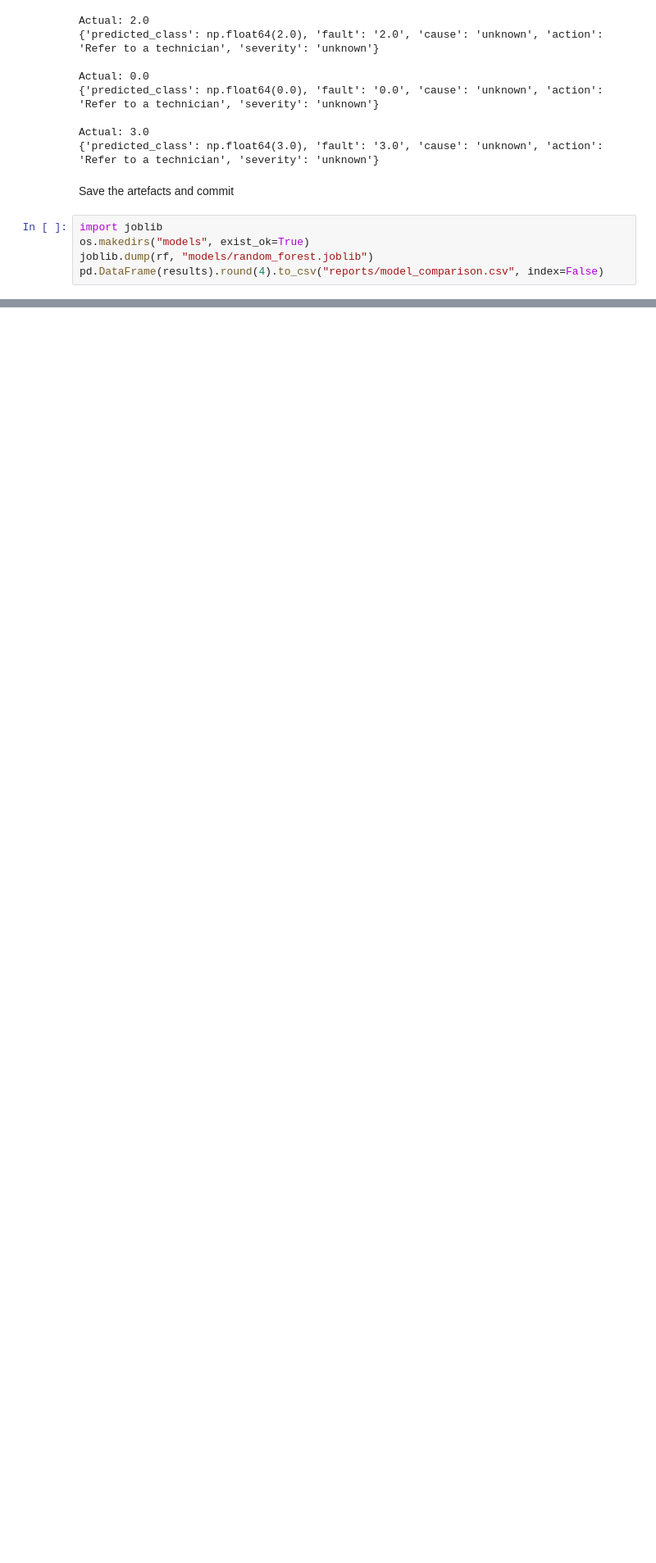
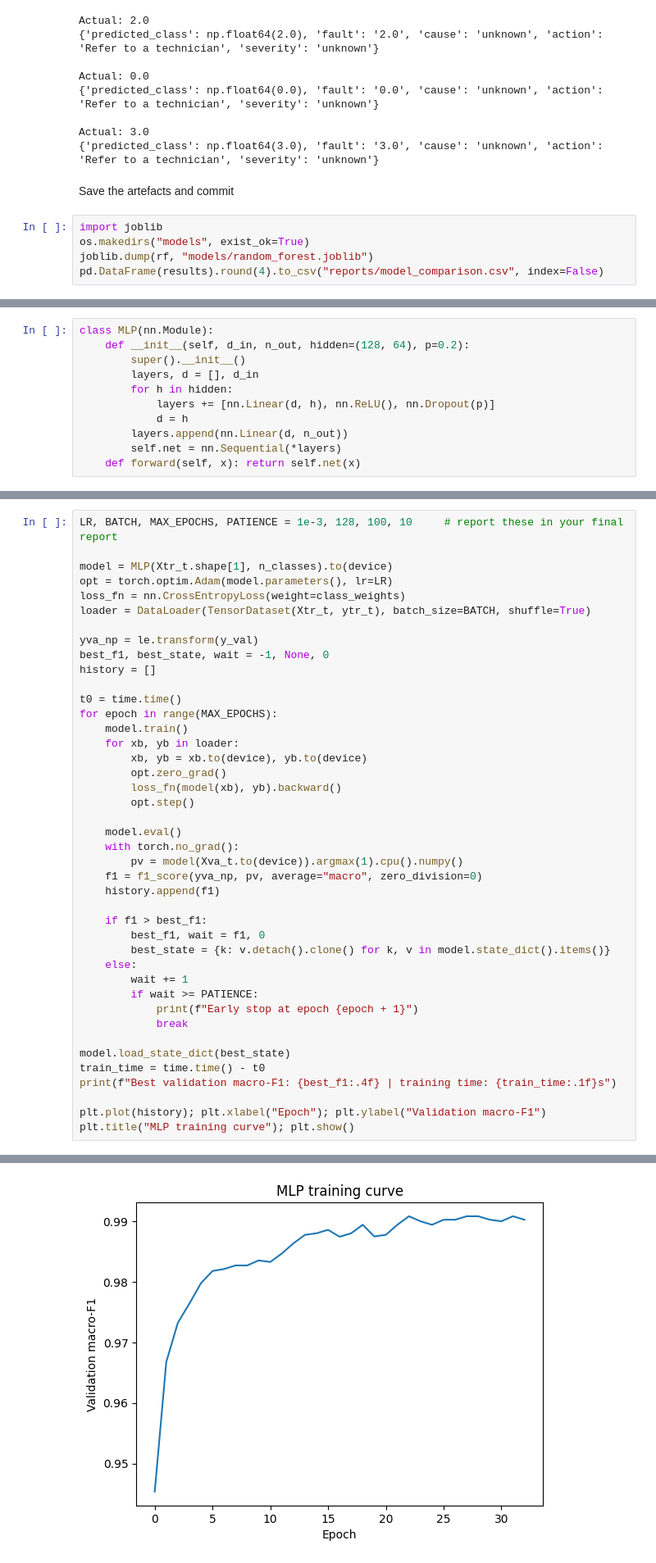
Before and after one commit to ShalakaEranga/DriveHealth-Comparative-Fault-Diagnosis-Using-Classical-vs-Deep-Learning-Methods, a Jupyter notebook: notebooks/01_eda.ipynb, the cells around one changed output, grey strips where cells are left out. Shown at 82% size. Saved outputs shown, nothing was run; the diff lists cells and outputs as text; blank space fills up the shorter version.

```diff
--- a/notebooks/01_eda.ipynb
+++ b/notebooks/01_eda.ipynb
@@ -716,0 +756,11 @@ pd.DataFrame(results).round(4).to_csv("reports/model_comparison.csv", index=Fals
+# %%
+class MLP(nn.Module):
+    def __init__(self, d_in, n_out, hidden=(128, 64), p=0.2):
+        super().__init__()
+        layers, d = [], d_in
+        for h in hidden:
+            layers += [nn.Linear(d, h), nn.ReLU(), nn.Dropout(p)]
+            d = h
+        layers.append(nn.Linear(d, n_out))
+        self.net = nn.Sequential(*layers)
+    def forward(self, x): return self.net(x)
@@ -716,0 +769,43 @@ pd.DataFrame(results).round(4).to_csv("reports/model_comparison.csv", index=Fals
+# %%
+LR, BATCH, MAX_EPOCHS, PATIENCE = 1e-3, 128, 100, 10     # report these in your final report
+
+model = MLP(Xtr_t.shape[1], n_classes).to(device)
+opt = torch.optim.Adam(model.parameters(), lr=LR)
+loss_fn = nn.CrossEntropyLoss(weight=class_weights)
+loader = DataLoader(TensorDataset(Xtr_t, ytr_t), batch_size=BATCH, shuffle=True)
+
+yva_np = le.transform(y_val)
+best_f1, best_state, wait = -1, None, 0
+history = []
+
+t0 = time.time()
+for epoch in range(MAX_EPOCHS):
+    model.train()
+    for xb, yb in loader:
+        xb, yb = xb.to(device), yb.to(device)
+        opt.zero_grad()
+        loss_fn(model(xb), yb).backward()
+        opt.step()
+
+    model.eval()
+    with torch.no_grad():
+        pv = model(Xva_t.to(device)).argmax(1).cpu().numpy()
+    f1 = f1_score(yva_np, pv, average="macro", zero_division=0)
+    history.append(f1)
+
+    if f1 > best_f1:
+        best_f1, wait = f1, 0
+        best_state = {k: v.detach().clone() for k, v in model.state_dict().items()}
+    else:
+        wait += 1
+        if wait >= PATIENCE:
+            print(f"Early stop at epoch {epoch + 1}")
+            break
+
+model.load_state_dict(best_state)
+train_time = time.time() - t0
+print(f"Best validation macro-F1: {best_f1:.4f} | training time: {train_time:.1f}s")
+
+plt.plot(history); plt.xlabel("Epoch"); plt.ylabel("Validation macro-F1")
+plt.title("MLP training curve"); plt.show()
+# %% [output]
@@ -716,0 +814 @@ pd.DataFrame(results).round(4).to_csv("reports/model_comparison.csv", index=Fals
+[figure, added]
```
Also changed, not shown: parts of 23 cells of this notebook.
